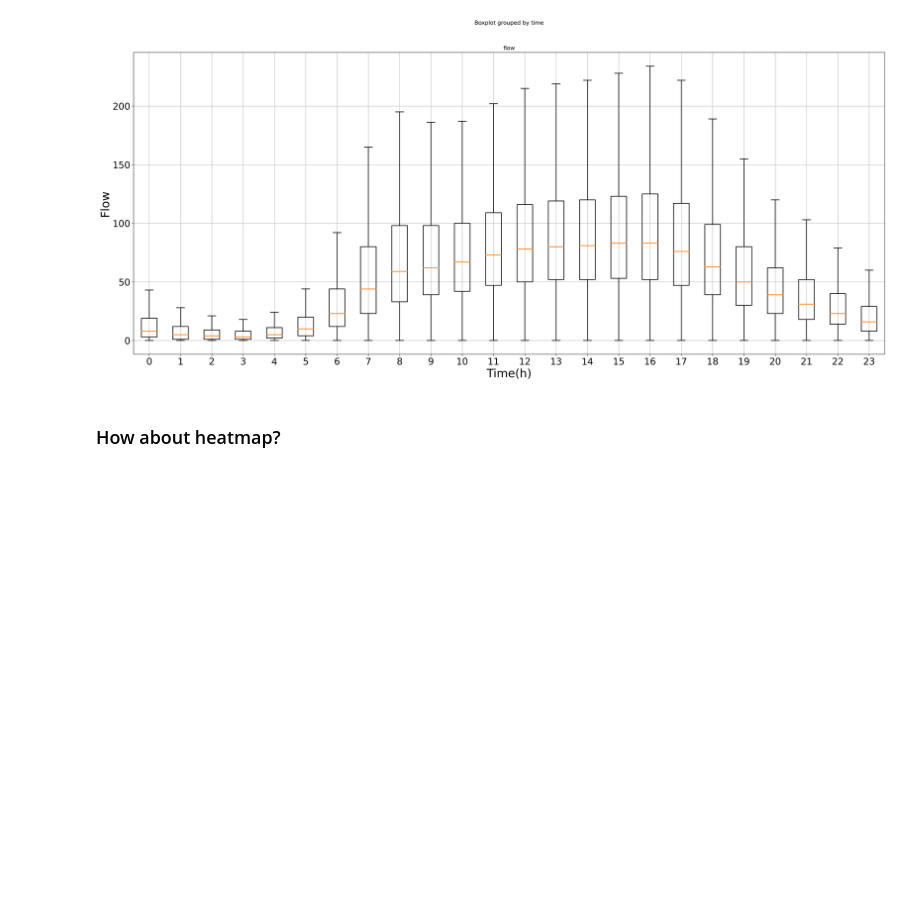
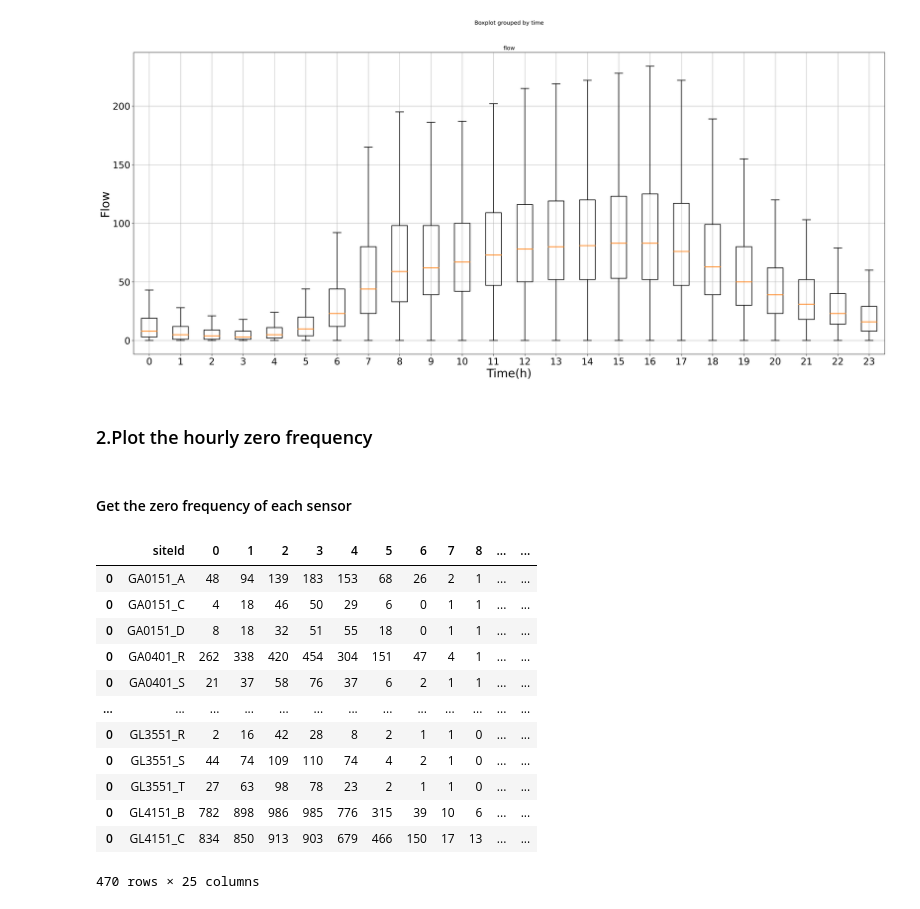
Before and after one commit to YueLi-0816/data_paper, a Jupyter notebook: traffic_flow_plot.ipynb, the cells around one changed output. Cells and saved outputs as stored; diff of their text form; code cells hidden in the pictures; blank space fills up the shorter version.

```diff
--- a/traffic_flow_plot.ipynb
+++ b/traffic_flow_plot.ipynb
@@ -62,4 +68,40 @@ plt.savefig('../../../publication/from Yue/Data paper/figure/boxplot_2.png')
 # %% [output]
 [figure]
-# %% [markdown]
-### How about heatmap?
+# %% [markdown]
+### 2.Plot the hourly zero frequency
+# %% [markdown]
+#### Get the zero frequency of each sensor
+# %%
+def get_zero_frequency(sensor):
+
+    data = pd.read_csv(f'SCOOT/data_470_hourly/{sensor}.csv')
+    zero_time = data.loc[data.flow == 0, 'time'].tolist()
+    zero_time_frequency = dict(sorted((dict(Counter(zero_time))).items()))
+    df_zero = pd.DataFrame([zero_time_frequency])
+    df_zero.insert(loc=0, column='siteId', value=sensor)
+
+    return df_zero
+# %%
+sensor_df_ls = []
+for sensor in sensors_list:
+    sensor_df = get_zero_frequency(sensor)
+    sensor_df_ls.append(sensor_df)
+zero_df = pd.concat(sensor_df_ls)#.reset_index(drop=True)
+zero_df = zero_df.fillna(0)
+#convert float to int
+pd.options.display.float_format = '{:,.0f}'.format
+zero_df
+# %% [output]
+|  | siteId | 0 | 1 | 2 | 3 | 4 | 5 | 6 | 7 | 8 | ... | ... |
+| 0 | GA0151_A | 48 | 94 | 139 | 183 | 153 | 68 | 26 | 2 | 1 | ... | ... |
+| 0 | GA0151_C | 4 | 18 | 46 | 50 | 29 | 6 | 0 | 1 | 1 | ... | ... |
+| 0 | GA0151_D | 8 | 18 | 32 | 51 | 55 | 18 | 0 | 1 | 1 | ... | ... |
+| 0 | GA0401_R | 262 | 338 | 420 | 454 | 304 | 151 | 47 | 4 | 1 | ... | ... |
+| 0 | GA0401_S | 21 | 37 | 58 | 76 | 37 | 6 | 2 | 1 | 1 | ... | ... |
+| ... | ... | ... | ... | ... | ... | ... | ... | ... | ... | ... | ... | ... |
+| 0 | GL3551_R | 2 | 16 | 42 | 28 | 8 | 2 | 1 | 1 | 0 | ... | ... |
+| 0 | GL3551_S | 44 | 74 | 109 | 110 | 74 | 4 | 2 | 1 | 0 | ... | ... |
+| 0 | GL3551_T | 27 | 63 | 98 | 78 | 23 | 2 | 1 | 1 | 0 | ... | ... |
+| 0 | GL4151_B | 782 | 898 | 986 | 985 | 776 | 315 | 39 | 10 | 6 | ... | ... |
+| 0 | GL4151_C | 834 | 850 | 913 | 903 | 679 | 466 | 150 | 17 | 13 | ... | ... |
+470 rows × 25 columns
```
Also changed, not shown: parts of 8 cells of this notebook.
